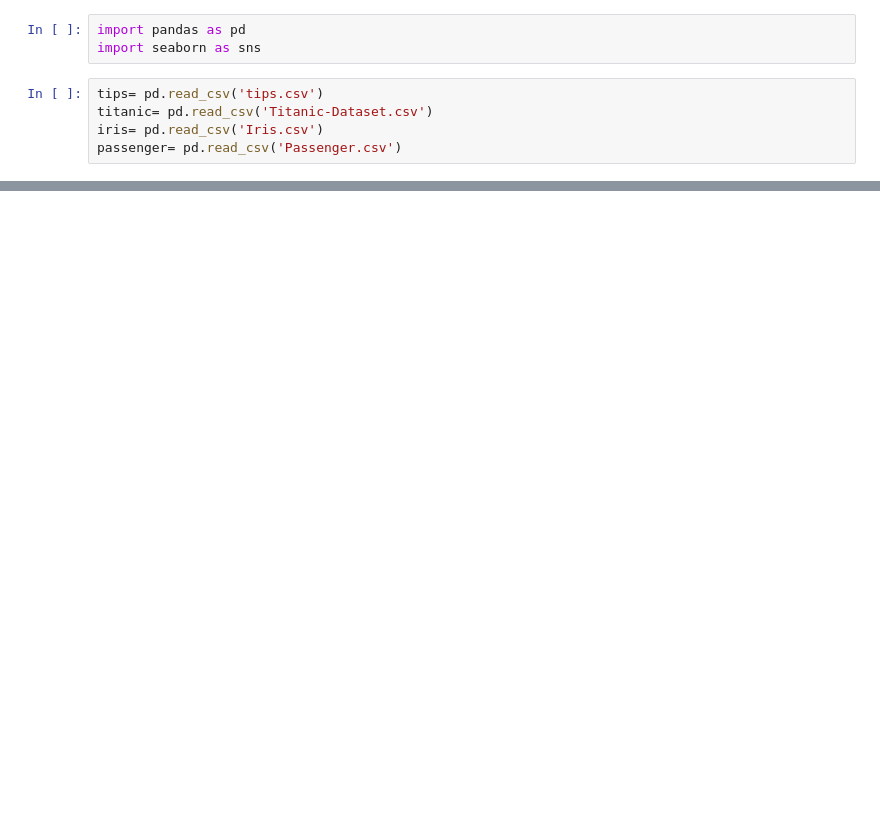
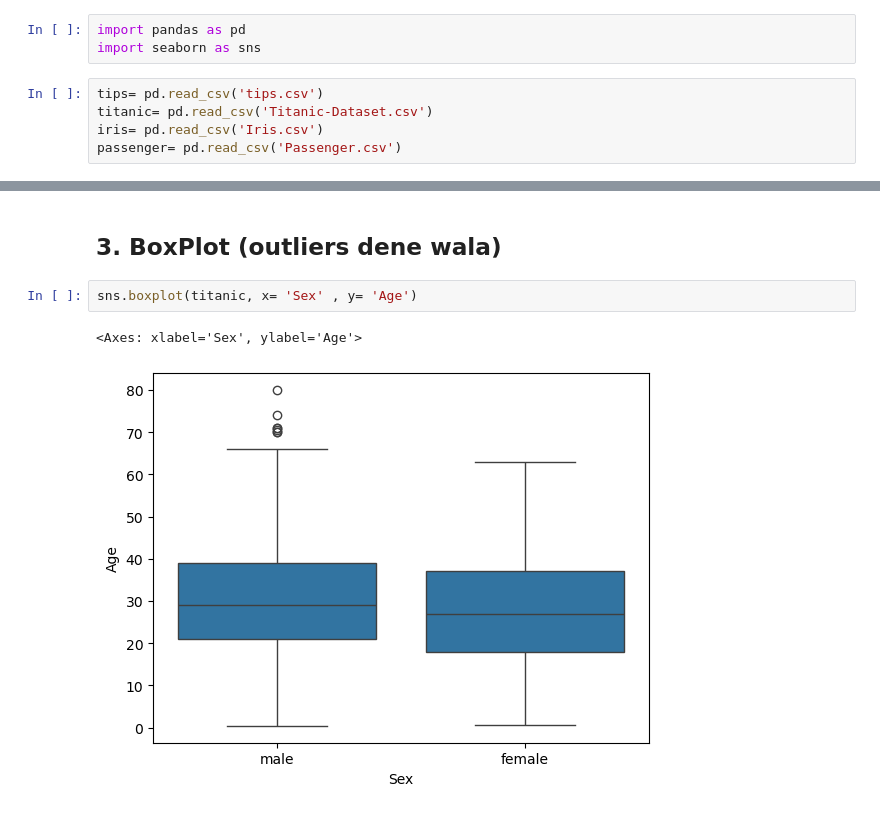
Before and after one commit to moksh-m9u/Machine-Learning, a Jupyter notebook: EDA/Bivariate_analysis/Bivariate.ipynb, the cells around one changed output, grey strips where cells are left out. Drawn from its saved outputs; the diff is of its cells as text; blank space fills up the shorter version.

```diff
--- a/EDA/Bivariate_analysis/Bivariate.ipynb
+++ b/EDA/Bivariate_analysis/Bivariate.ipynb
@@ -22,0 +56,7 @@ KeyError: "None of [Index([('year', 'month', '#Passengers')], dtype='object')] a
+# %% [markdown]
+## 3. BoxPlot (outliers dene wala)
+# %%
+sns.boxplot(titanic, x= 'Sex' , y= 'Age')
+# %% [output]
+<Axes: xlabel='Sex', ylabel='Age'>
+[figure, added]
```
Also changed, not shown: parts of 11 cells of this notebook.
